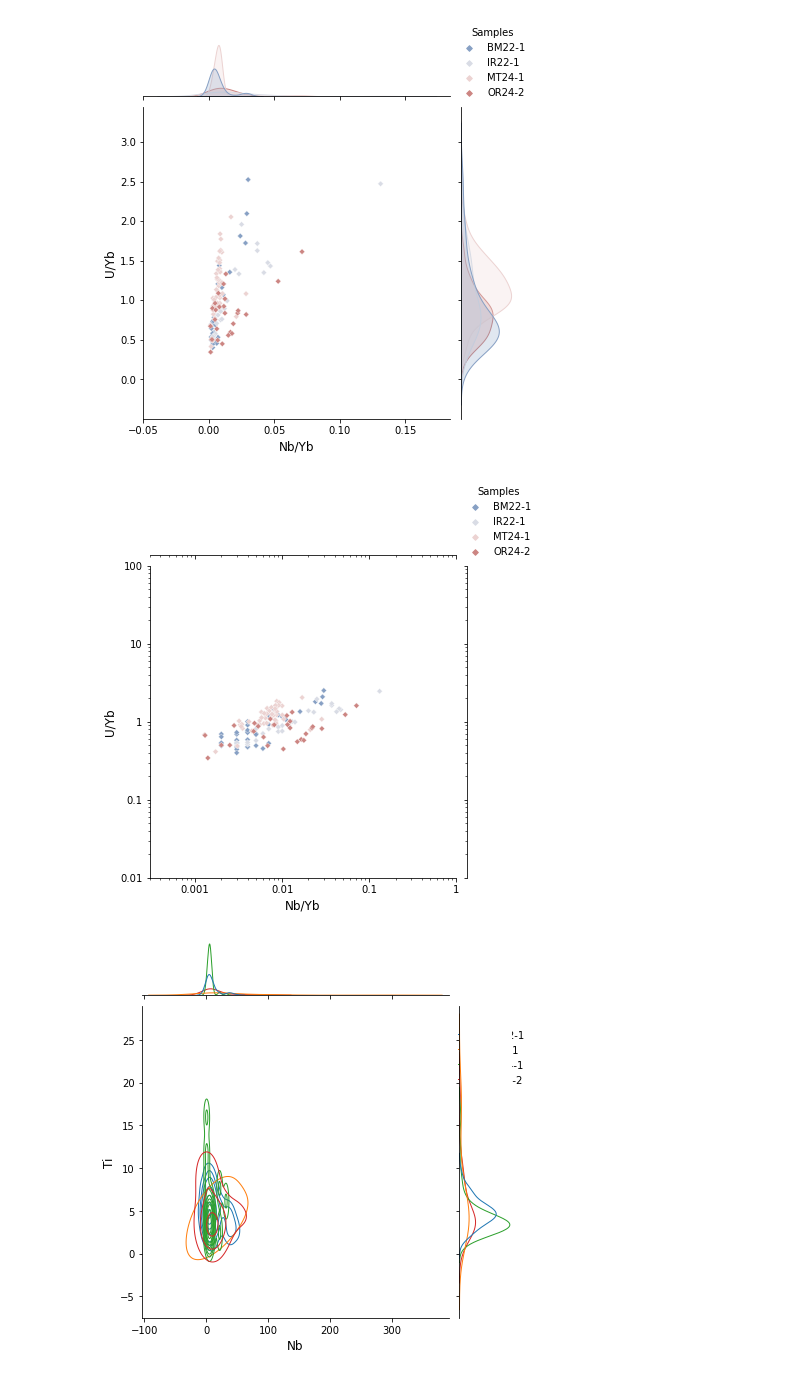
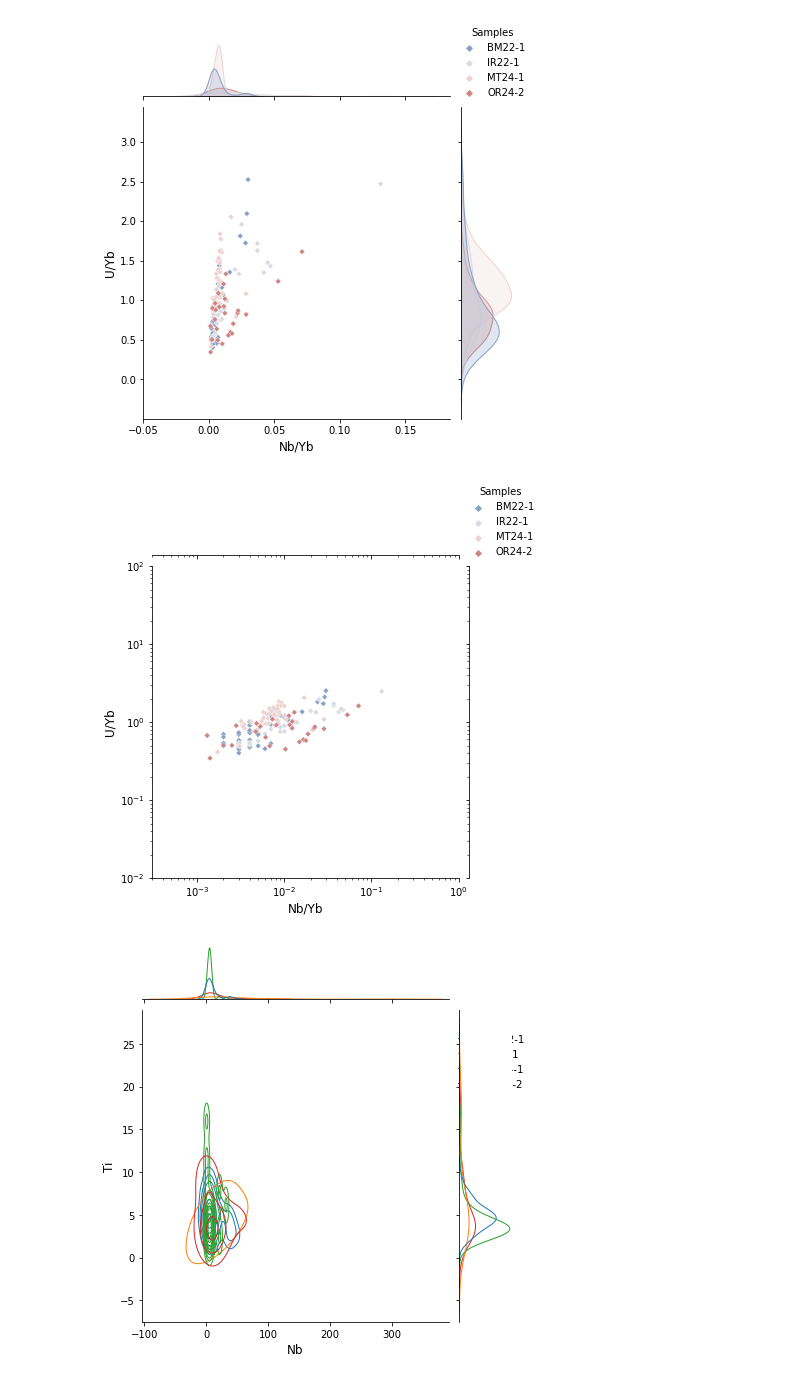
Before and after one commit to Swanson-Hysell-Group/Northbrae_Volcanics, a Jupyter notebook: code/trace_elements.ipynb, the cells around one changed output. Cells and saved outputs as stored; diff of their text form; code cells hidden in the pictures.

Commit message:
Fixed artifacts when plotting trace element data between BM22, IR22, OR24, and MT24

```diff
--- a/code/trace_elements.ipynb
+++ b/code/trace_elements.ipynb
@@ -173,33 +180,33 @@ plt.show()
 # %%
 import seaborn as sns
 import matplotlib.pyplot as plt
 
 # Create a custom JointGrid with only ax_joint
 g = sns.JointGrid(data=te_data, x="Nb/Yb", y="U/Yb", hue="Sample")
 
 # Plot the scatter plot on ax_joint
 sns.scatterplot(data=te_data, x="Nb/Yb", y="U/Yb", hue="Sample", palette="vlag", ax=g.ax_joint)
 
 
 sns.move_legend(g.ax_joint, "lower left", title='Samples', frameon=False)
 
 # Set log-log axes
 g.ax_joint.set_xscale('log')
 g.ax_joint.set_yscale('log')
 
 # Set axis limits
 g.ax_joint.set_xlim(0.0003, 1)
 g.ax_joint.set_ylim(0.01, 100)
 
 # Set non-scientific notation for axis labels
-formatter = FuncFormatter(lambda x, pos: '{:g}'.format(x))
-g.ax_joint.xaxis.set_major_formatter(formatter)
-g.ax_joint.yaxis.set_major_formatter(formatter)
+#formatter = FuncFormatter(lambda x, pos: '{:g}'.format(x))
+#g.ax_joint.xaxis.set_major_formatter(formatter)
+#g.ax_joint.yaxis.set_major_formatter(formatter)
 
 plt.savefig('output/NbYb_UYb.pdf',bbox_inches='tight')
 plt.show()
 # %% [output]
-[figure, old version]
+[figure, new version]
 # %%
 jp = sns.jointplot(
     data=te_data,
```
Also changed, not shown: parts of 13 cells of this notebook.
